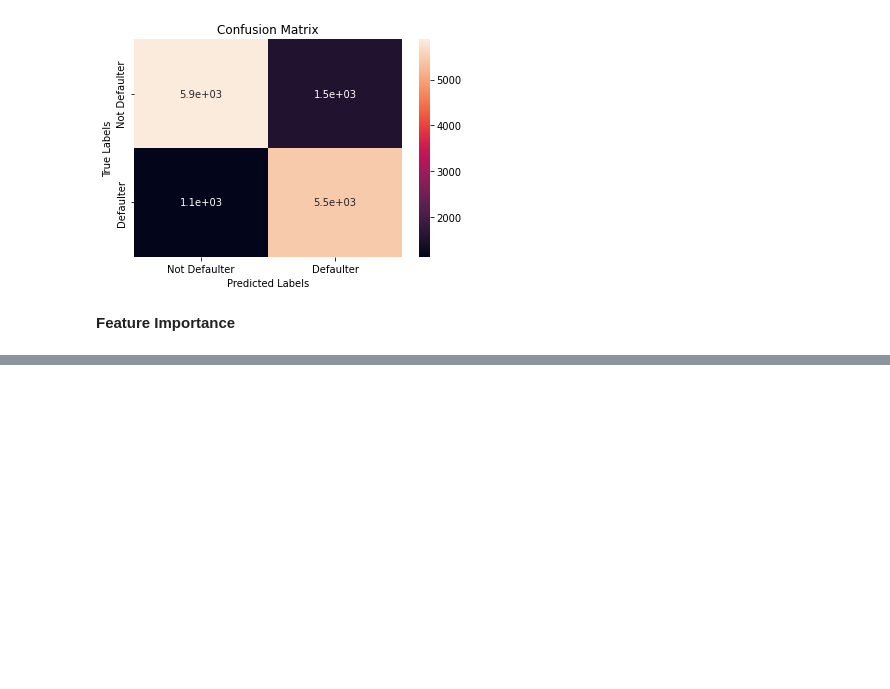
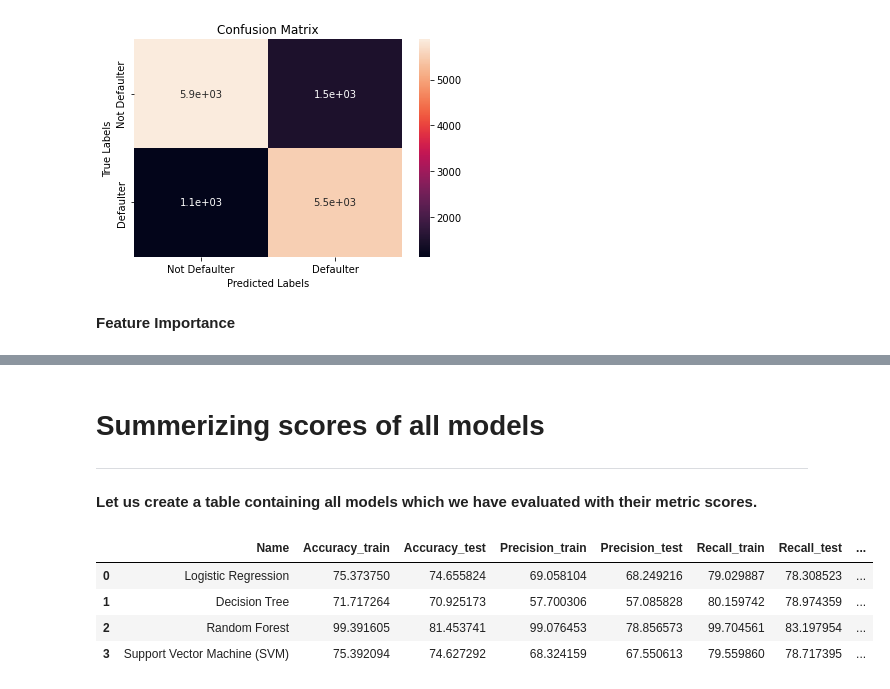
Before and after one commit to sskamalapurkar/Supervised-ML---Classification, a Jupyter notebook: Credit_card_default_prediction_Sayali_Kamalapurkar.ipynb, the cells around one changed output, grey strips where cells are left out. Cells and saved outputs as stored; diff of their text form; code cells hidden in the pictures; blank space fills up the shorter version.

```diff
--- a/Credit_card_default_prediction_Sayali_Kamalapurkar.ipynb
+++ b/Credit_card_default_prediction_Sayali_Kamalapurkar.ipynb
@@ -1402,0 +1478,44 @@ WARNING:matplotlib.legend:No handles with labels found to put in legend.
+# %% [markdown]
+# **Summerizing scores of all models**
+
+---
+# %% [markdown]
+**Let us create a table containing all models which we have evaluated with their metric scores.**
+# %%
+#Defining all the models
+models = [
+           ['Logistic Regression', optimized_lr_model],
+           ['Decision Tree', optimized_dt_model],
+           ['Random Forest', optimized_rf_model],
+           ['Support Vector Machine (SVM)', svc_model]
+        ]
+# %%
+#Let us run all the models and store the scores
+model_data = []
+for model_name,curr_model in models :
+    curr_model_data = {}
+    curr_model_data["Name"] = model_name
+    curr_model.fit(X_train,y_train)
+    curr_model_data["Accuracy_train"] = accuracy_score(curr_model.predict(X_train),y_train) *100
+    curr_model_data["Accuracy_test"] = accuracy_score(curr_model.predict(X_test),y_test) *100
+
+    curr_model_data["Precision_train"] =precision_score(curr_model.predict(X_train),y_train) *100
+    curr_model_data["Precision_test"] =precision_score(curr_model.predict(X_test),y_test) *100
+
+    curr_model_data["Recall_train"] = recall_score(curr_model.predict(X_train),y_train) *100
+    curr_model_data["Recall_test"] = recall_score(curr_model.predict(X_test),y_test) *100
+
+    curr_model_data["F1_score_train"] = f1_score(curr_model.predict(X_train), y_train) *100
+    curr_model_data["F1_score_test"] = f1_score(curr_model.predict(X_test),y_test) *100
+
+    model_data.append(curr_model_data)
+# %%
+#printing the results dataframe
+results_df = pd.DataFrame(model_data)
+results_df
+# %% [output]
+|  | Name | Accuracy_train | Accuracy_test | Precision_train | Precision_test | Recall_train | Recall_test | ... |
+| 0 | Logistic Regression | 75.373750 | 74.655824 | 69.058104 | 68.249216 | 79.029887 | 78.308523 | ... |
+| 1 | Decision Tree | 71.717264 | 70.925173 | 57.700306 | 57.085828 | 80.159742 | 78.974359 | ... |
+| 2 | Random Forest | 99.391605 | 81.453741 | 99.076453 | 78.856573 | 99.704561 | 83.197954 | ... |
+| 3 | Support Vector Machine (SVM) | 75.392094 | 74.627292 | 68.324159 | 67.550613 | 79.559860 | 78.717395 | ... |
```
Also changed, not shown: parts of 27 cells of this notebook.
